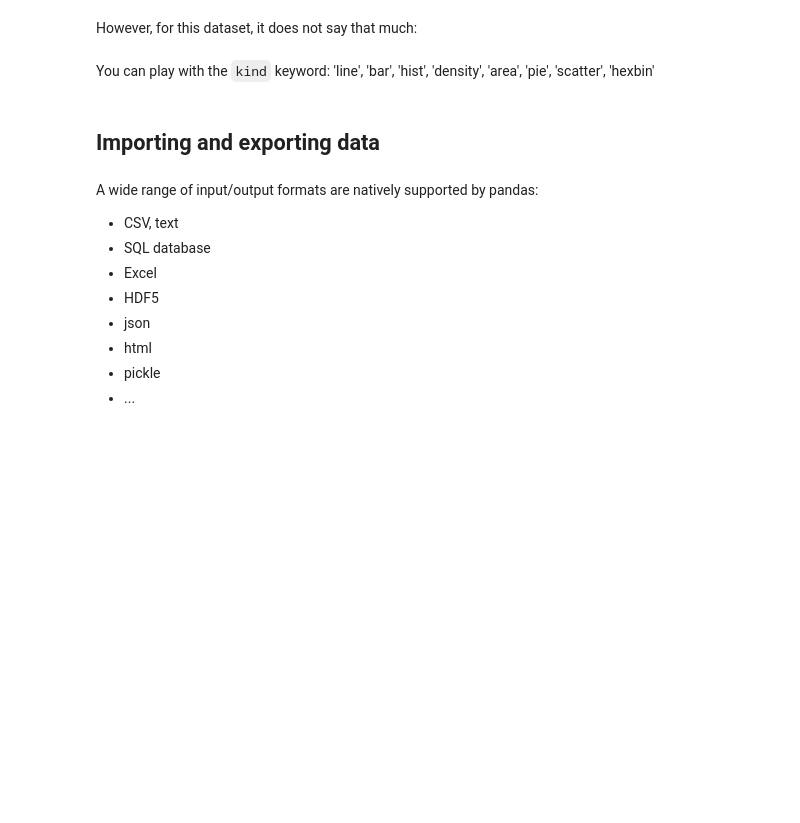
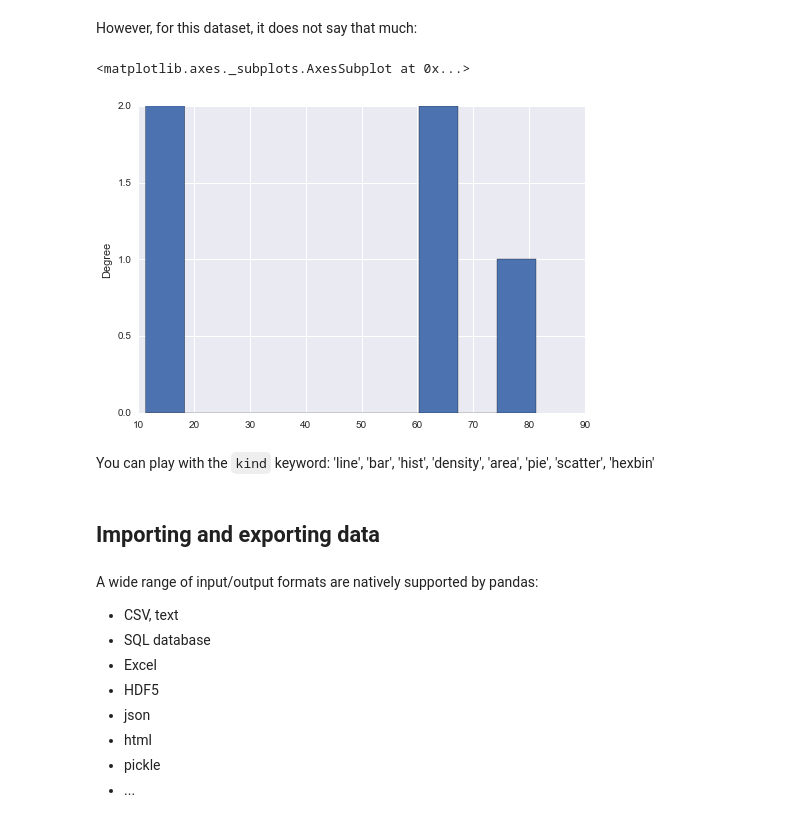
Before and after one commit to jorisvandenbossche/pandas-tutorial, a Jupyter notebook: 02 - Data structures.ipynb, the cells around one changed output. Saved outputs shown, nothing was run; the diff lists cells and outputs as text; code cells hidden in the pictures; blank space fills up the shorter version.

```diff
--- a/02 - Data structures.ipynb
+++ b/02 - Data structures.ipynb
@@ -175,7 +366,10 @@ countries.plot()
 # %% [markdown]
 However, for this dataset, it does not say that much:
 # %%
-countries['population'].plot(kind='bar')
+countries['population'].plot(kind='hist')
+# %% [output]
+<matplotlib.axes._subplots.AxesSubplot at 0x...>
+[figure, added]
 # %% [markdown]
 You can play with the `kind` keyword: 'line', 'bar', 'hist', 'density', 'area', 'pie', 'scatter', 'hexbin'
 # %% [markdown]
```
Also changed, not shown: parts of 38 cells of this notebook, 4 other files.
